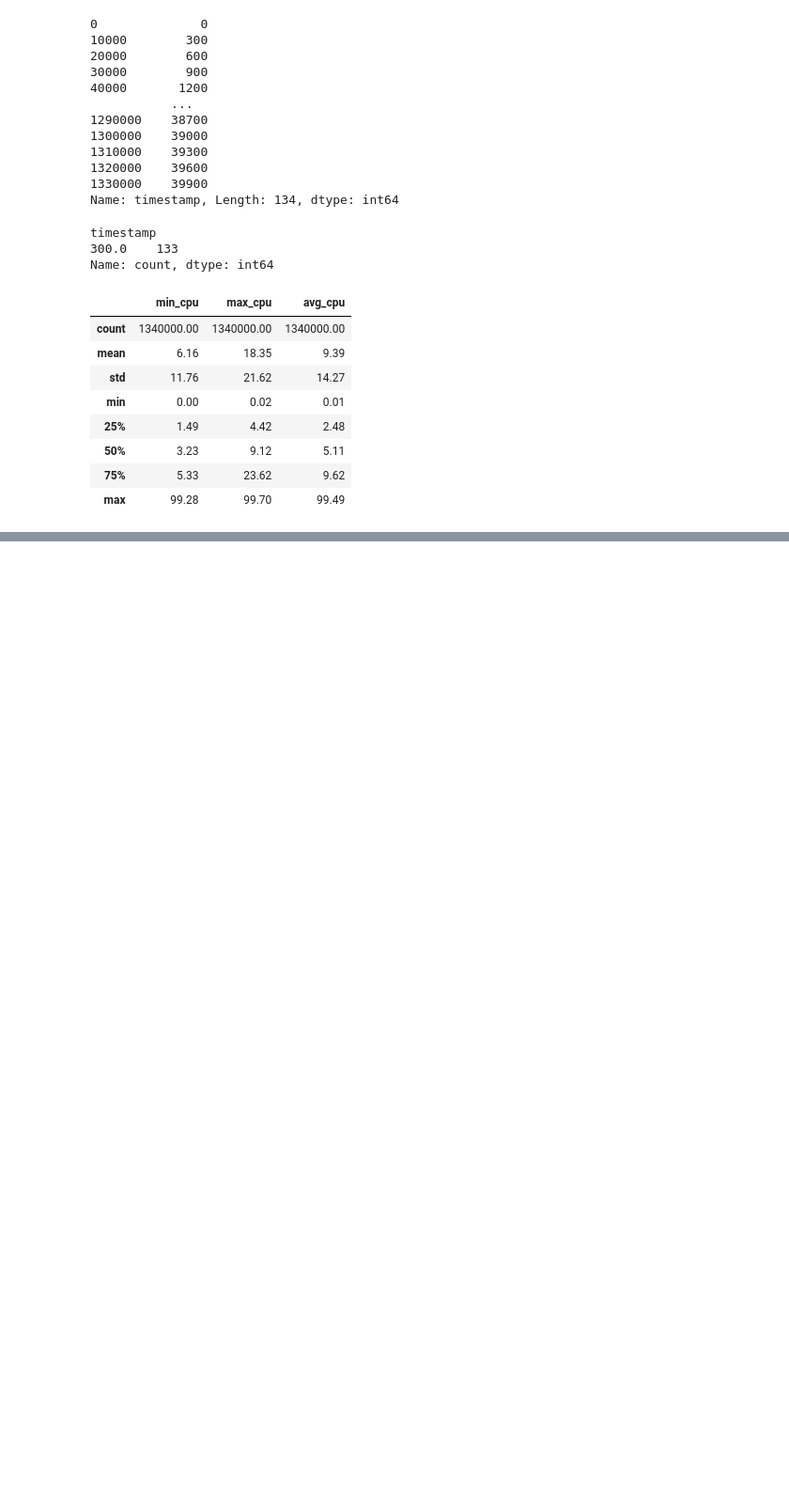
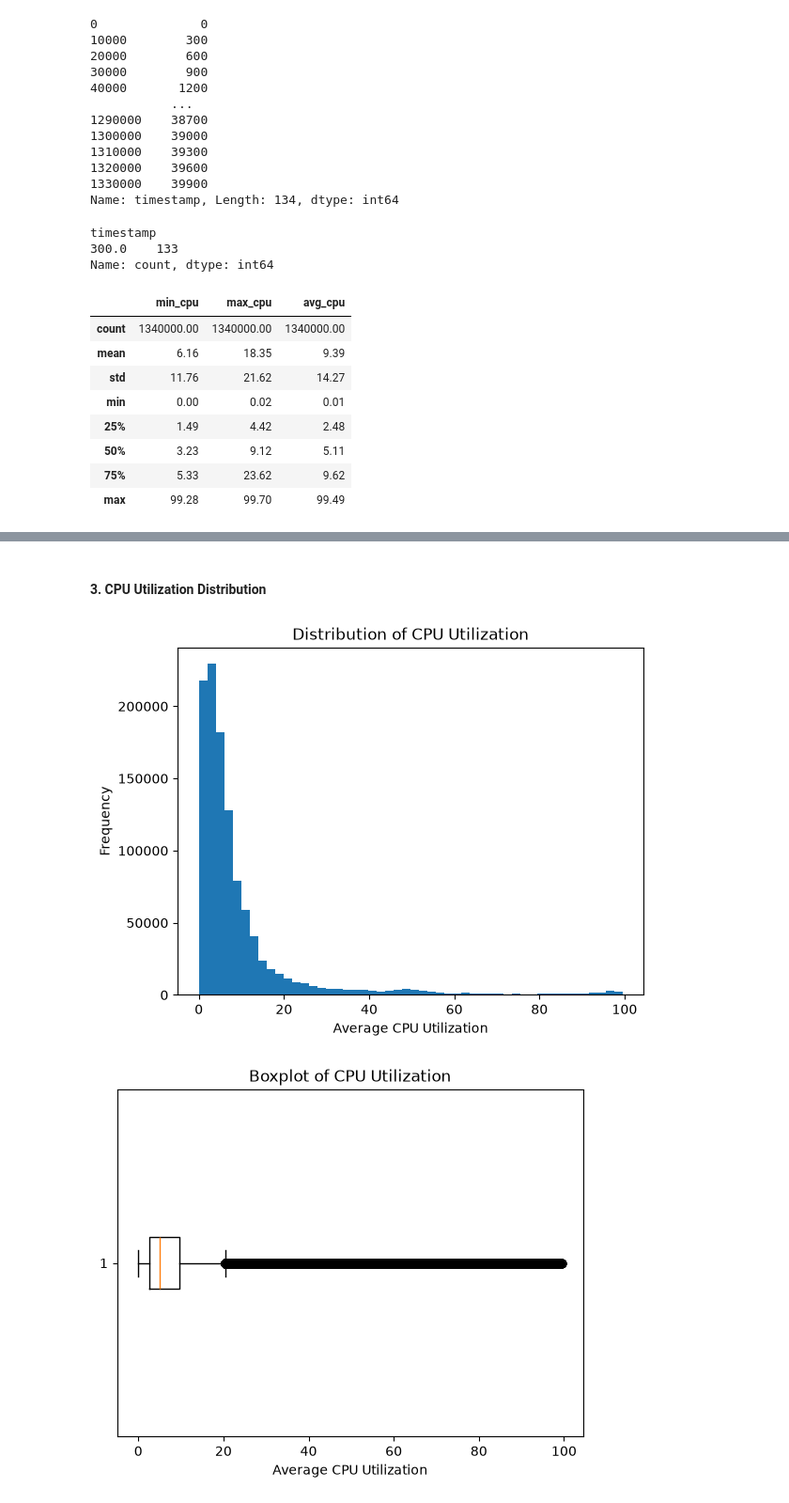
Before and after one commit to chynaenye/cloud-workload-forecasting, a Jupyter notebook: notebooks/cloud-forecasting.ipynb, the cells around one changed output, grey strips where cells are left out. Shown at 94% size. Drawn from its saved outputs; the diff is of its cells as text; code cells hidden in the pictures; blank space fills up the shorter version.

```diff
--- a/notebooks/cloud-forecasting.ipynb
+++ b/notebooks/cloud-forecasting.ipynb
@@ -92,0 +233,17 @@ cpu[['min_cpu', 'max_cpu', 'avg_cpu']].describe().round(2)
+# %% [markdown]
+#### 3. CPU Utilization Distribution
+# %%
+# Checking CPU utilization distribution and outliers
+plt.hist(cpu_train['avg_cpu'], bins=50)
+plt.title('Distribution of CPU Utilization')
+plt.xlabel('Average CPU Utilization')
+plt.ylabel('Frequency')
+plt.show()
+
+plt.boxplot(cpu_train['avg_cpu'], vert=False)
+plt.title('Boxplot of CPU Utilization')
+plt.xlabel('Average CPU Utilization')
+plt.show()
+# %% [output]
+[figure, added]
+[figure, added]
```
Also changed, not shown: parts of 73 cells of this notebook, 10 other files.
